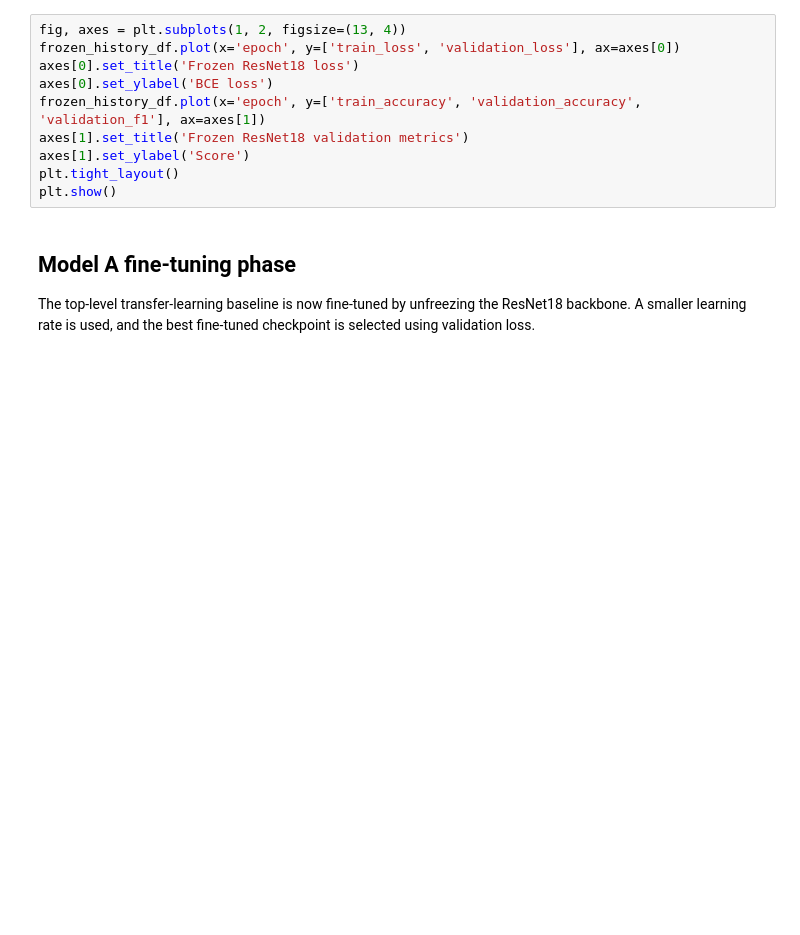
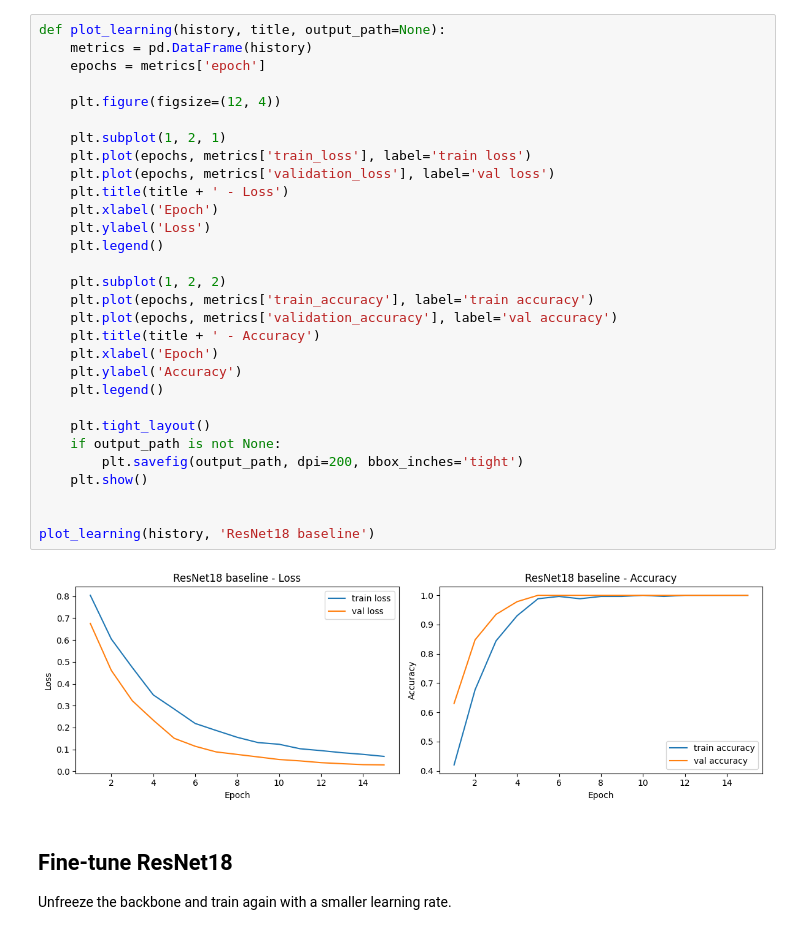
Before and after one commit to shaverm96/DSBA-6165-Sum-2026-Take-Home-Exam, a Jupyter notebook: notebooks/02_model_a_baseline.ipynb, the cells around one changed output. Cells and saved outputs as stored; diff of their text form; blank space fills up the shorter version.

```diff
--- a/notebooks/02_model_a_baseline.ipynb
+++ b/notebooks/02_model_a_baseline.ipynb
@@ -204,14 +321,36 @@ Epoch 001/001 | train loss 0.5284 | validation loss 0.3482 | validation F1 0.862
 # %%
-fig, axes = plt.subplots(1, 2, figsize=(13, 4))
-frozen_history_df.plot(x='epoch', y=['train_loss', 'validation_loss'], ax=axes[0])
-axes[0].set_title('Frozen ResNet18 loss')
-axes[0].set_ylabel('BCE loss')
-frozen_history_df.plot(x='epoch', y=['train_accuracy', 'validation_accuracy', 'validation_f1'], ax=axes[1])
-axes[1].set_title('Frozen ResNet18 validation metrics')
-axes[1].set_ylabel('Score')
-plt.tight_layout()
-plt.show()
+def plot_learning(history, title, output_path=None):
+    metrics = pd.DataFrame(history)
+    epochs = metrics['epoch']
+
+    plt.figure(figsize=(12, 4))
+
+    plt.subplot(1, 2, 1)
+    plt.plot(epochs, metrics['train_loss'], label='train loss')
+    plt.plot(epochs, metrics['validation_loss'], label='val loss')
+    plt.title(title + ' - Loss')
+    plt.xlabel('Epoch')
+    plt.ylabel('Loss')
+    plt.legend()
+
+    plt.subplot(1, 2, 2)
+    plt.plot(epochs, metrics['train_accuracy'], label='train accuracy')
+    plt.plot(epochs, metrics['validation_accuracy'], label='val accuracy')
+    plt.title(title + ' - Accuracy')
+    plt.xlabel('Epoch')
+    plt.ylabel('Accuracy')
+    plt.legend()
+
+    plt.tight_layout()
+    if output_path is not None:
+        plt.savefig(output_path, dpi=200, bbox_inches='tight')
+    plt.show()
+
+
+plot_learning(history, 'ResNet18 baseline')
+# %% [output]
+[figure, added]
 # %% [markdown]
-## Model A fine-tuning phase
+## Fine-tune ResNet18
 
-The top-level transfer-learning baseline is now fine-tuned by unfreezing the ResNet18 backbone. A smaller learning rate is used, and the best fine-tuned checkpoint is selected using validation loss.
+Unfreeze the backbone and train again with a smaller learning rate.
```
Also changed, not shown: parts of 27 cells of this notebook, 4 other files.
